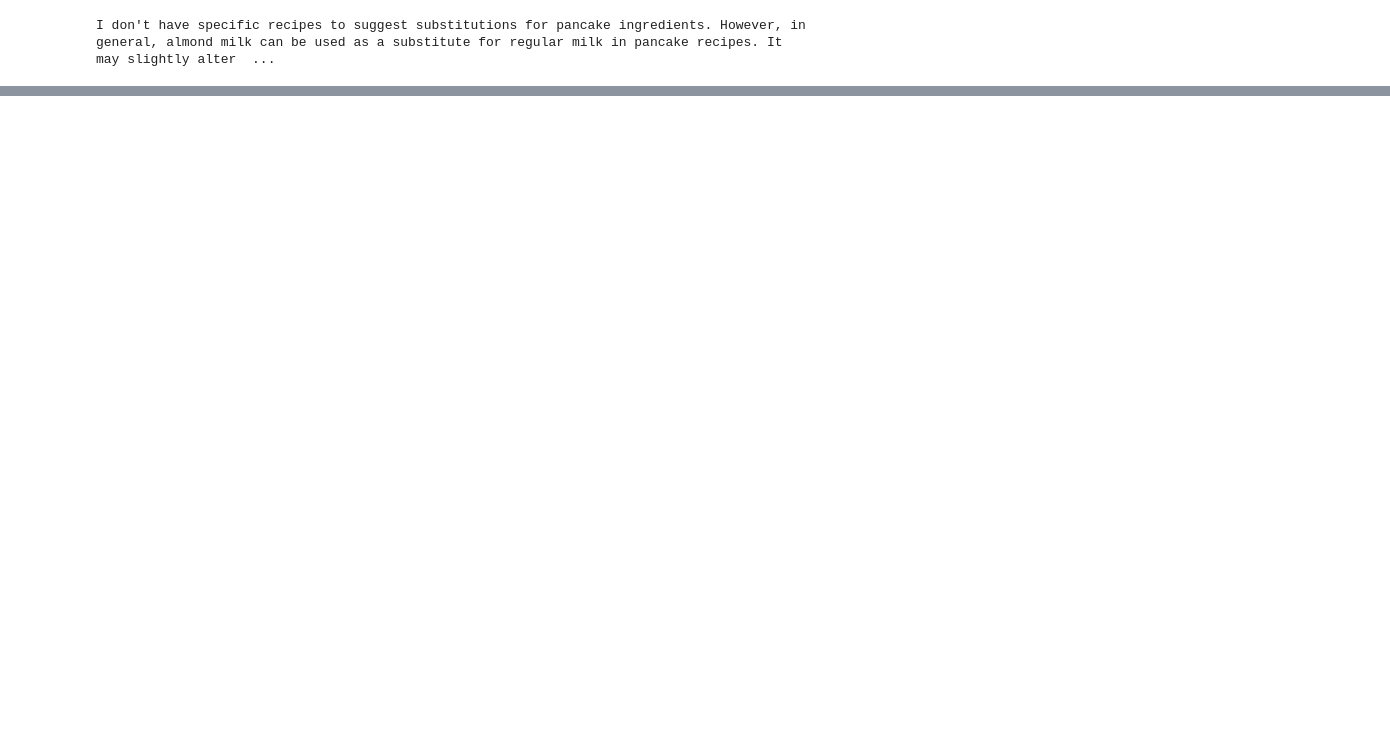
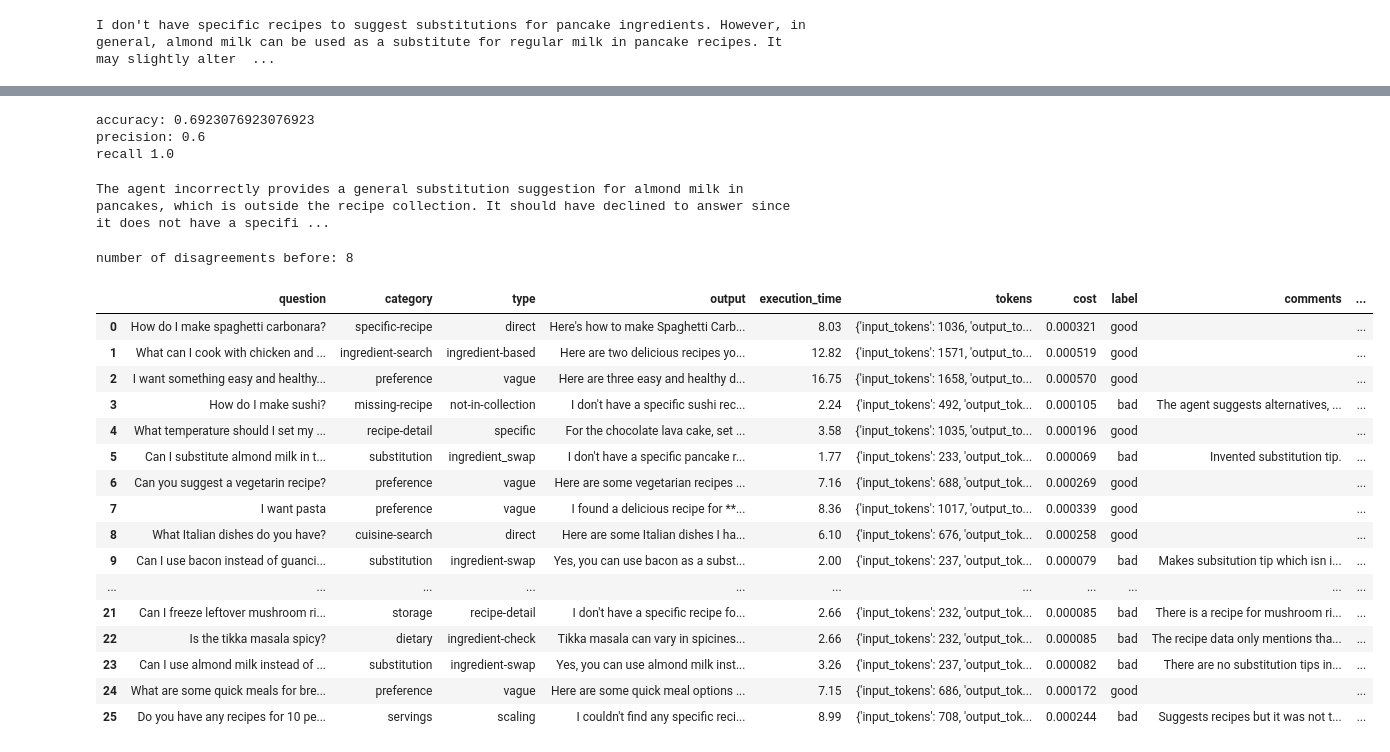
Before and after one commit to katjaweb/AI_Engineering, a Jupyter notebook: 06-evaluation/evaluation.ipynb, the cells around one changed output, grey strips where cells are left out. Drawn from its saved outputs; the diff is of its cells as text; code cells hidden in the pictures; blank space fills up the shorter version.

```diff
--- a/06-evaluation/evaluation.ipynb
+++ b/06-evaluation/evaluation.ipynb
@@ -29,0 +29,3 @@ Name: count, dtype: int64
+# %%
+df_results_judged = pd.read_json('results_judged.json')
+df_results_judged.judge_label.value_counts()
@@ -29,0 +65,14 @@ Name: count, dtype: int64
+# %%
+calculate_metrics(df_results_judged)
+# %% [output]
+accuracy: 0.6923076923076923
+precision: 0.6
+recall 1.0
+# %%
+print(
+    df_results_judged[
+        df_results_judged.question == "Can I substitute almond milk in the pancakes?"
+    ].judge_reasoning.iloc[0]
+)
+# %% [output]
+The agent incorrectly provides a general substitution suggestion for almond milk in pancakes, which is outside the recipe collection. It should have declined to answer since it does not have a specifi ...
@@ -29,0 +91,24 @@ Name: count, dtype: int64
+# %%
+print(f"number of disagreements before: {len(df_results_judged[mask_disagreements])}")
+# %% [output]
+number of disagreements before: 8
+# %%
+df_results_judged
+# %% [output]
+|  | question | category | type | output | execution_time | tokens | cost | label | comments | ... |
+| 0 | How do I make spaghetti carbonara? | specific-recipe | direct | Here's how to make Spaghetti Carb... | 8.03 | {'input_tokens': 1036, 'output_to... | 0.000321 | good |  | ... |
+| 1 | What can I cook with chicken and ... | ingredient-search | ingredient-based | Here are two delicious recipes yo... | 12.82 | {'input_tokens': 1571, 'output_to... | 0.000519 | good |  | ... |
+| 2 | I want something easy and healthy... | preference | vague | Here are three easy and healthy d... | 16.75 | {'input_tokens': 1658, 'output_to... | 0.000570 | good |  | ... |
+| 3 | How do I make sushi? | missing-recipe | not-in-collection | I don't have a specific sushi rec... | 2.24 | {'input_tokens': 492, 'output_tok... | 0.000105 | bad | The agent suggests alternatives, ... | ... |
+| 4 | What temperature should I set my ... | recipe-detail | specific | For the chocolate lava cake, set ... | 3.58 | {'input_tokens': 1035, 'output_to... | 0.000196 | good |  | ... |
+| 5 | Can I substitute almond milk in t... | substitution | ingredient_swap | I don't have a specific pancake r... | 1.77 | {'input_tokens': 233, 'output_tok... | 0.000069 | bad | Invented substitution tip. | ... |
+| 6 | Can you suggest a vegetarin recipe? | preference | vague | Here are some vegetarian recipes ... | 7.16 | {'input_tokens': 688, 'output_tok... | 0.000269 | good |  | ... |
+| 7 | I want pasta | preference | vague | I found a delicious recipe for **... | 8.36 | {'input_tokens': 1017, 'output_to... | 0.000339 | good |  | ... |
+| 8 | What Italian dishes do you have? | cuisine-search | direct | Here are some Italian dishes I ha... | 6.10 | {'input_tokens': 676, 'output_tok... | 0.000258 | good |  | ... |
+| 9 | Can I use bacon instead of guanci... | substitution | ingredient-swap | Yes, you can use bacon as a subst... | 2.00 | {'input_tokens': 237, 'output_tok... | 0.000079 | bad | Makes subsitution tip which isn i... | ... |
+| ... | ... | ... | ... | ... | ... | ... | ... | ... | ... | ... |
+| 21 | Can I freeze leftover mushroom ri... | storage | recipe-detail | I don't have a specific recipe fo... | 2.66 | {'input_tokens': 232, 'output_tok... | 0.000085 | bad | There is a recipe for mushroom ri... | ... |
+| 22 | Is the tikka masala spicy? | dietary | ingredient-check | Tikka masala can vary in spicines... | 2.66 | {'input_tokens': 232, 'output_tok... | 0.000085 | bad | The recipe data only mentions tha... | ... |
+| 23 | Can I use almond milk instead of ... | substitution | ingredient-swap | Yes, you can use almond milk inst... | 3.26 | {'input_tokens': 237, 'output_tok... | 0.000082 | bad | There are no substitution tips in... | ... |
+| 24 | What are some quick meals for bre... | preference | vague | Here are some quick meal options ... | 7.15 | {'input_tokens': 686, 'output_tok... | 0.000172 | good |  | ... |
+| 25 | Do you have any recipes for 10 pe... | servings | scaling | I couldn't find any specific reci... | 8.99 | {'input_tokens': 708, 'output_tok... | 0.000244 | bad | Suggests recipes but it was not t... | ... |
```
Also changed, not shown: parts of 22 cells of this notebook.
